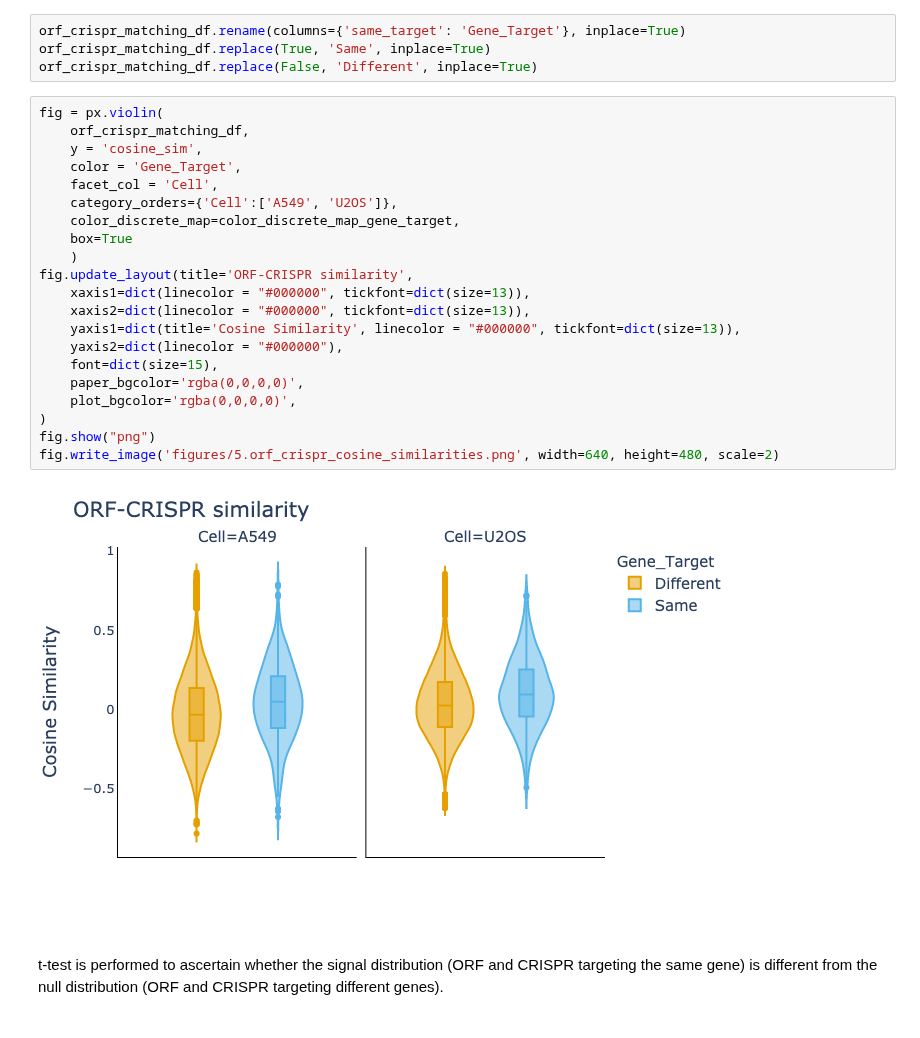
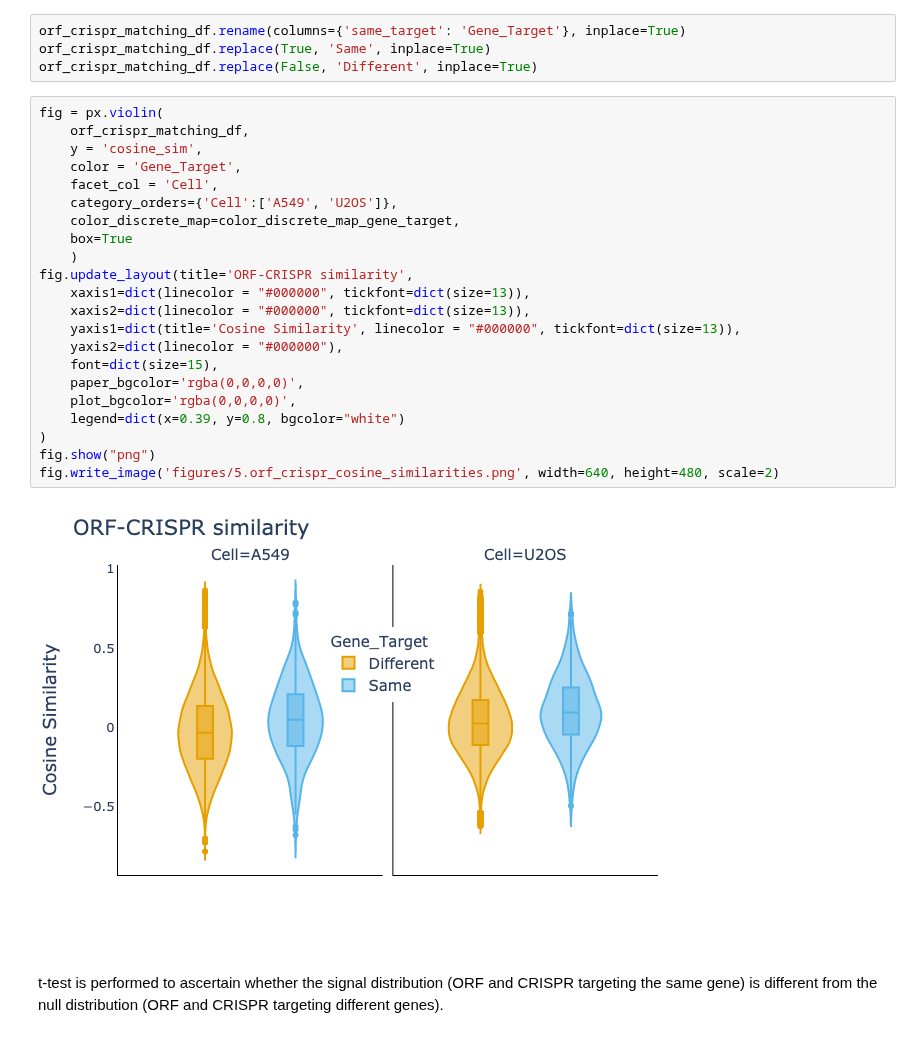
Before and after one commit to jump-cellpainting/2024_Chandrasekaran_NatureMethods, a Jupyter notebook: benchmark/5.visualize-similarities.ipynb, the cells around one changed output. Saved outputs shown, nothing was run; the diff lists cells and outputs as text.

```diff
--- a/benchmark/5.visualize-similarities.ipynb
+++ b/benchmark/5.visualize-similarities.ipynb
@@ -408,26 +410,27 @@ orf_crispr_matching_df.replace(False, 'Different', inplace=True)
 # %%
 fig = px.violin(
     orf_crispr_matching_df,
     y = 'cosine_sim',
     color = 'Gene_Target',
     facet_col = 'Cell',
     category_orders={'Cell':['A549', 'U2OS']},
     color_discrete_map=color_discrete_map_gene_target,
     box=True
     )
 fig.update_layout(title='ORF-CRISPR similarity',
     xaxis1=dict(linecolor = "#000000", tickfont=dict(size=13)),
     xaxis2=dict(linecolor = "#000000", tickfont=dict(size=13)),
     yaxis1=dict(title='Cosine Similarity', linecolor = "#000000", tickfont=dict(size=13)),
     yaxis2=dict(linecolor = "#000000"),
     font=dict(size=15),
     paper_bgcolor='rgba(0,0,0,0)',
     plot_bgcolor='rgba(0,0,0,0)',
+    legend=dict(x=0.39, y=0.8, bgcolor="white")
 )
 fig.show("png")
 fig.write_image('figures/5.orf_crispr_cosine_similarities.png', width=640, height=480, scale=2)
 # %% [output]
-[figure, old version]
+[figure, new version]
 # %% [markdown]
 t-test is performed to ascertain whether the signal distribution (ORF and CRISPR targeting the same gene) is different from the null distribution (ORF and CRISPR targeting different genes).
 # %%
```
Also changed, not shown: parts of 3 cells of this notebook, 4 other files.
